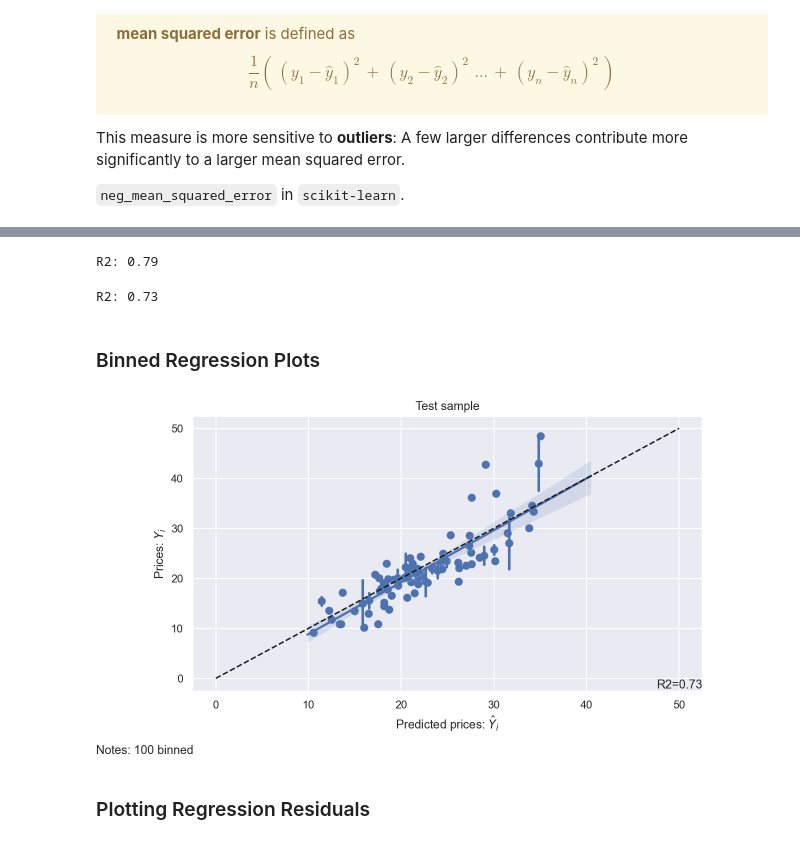
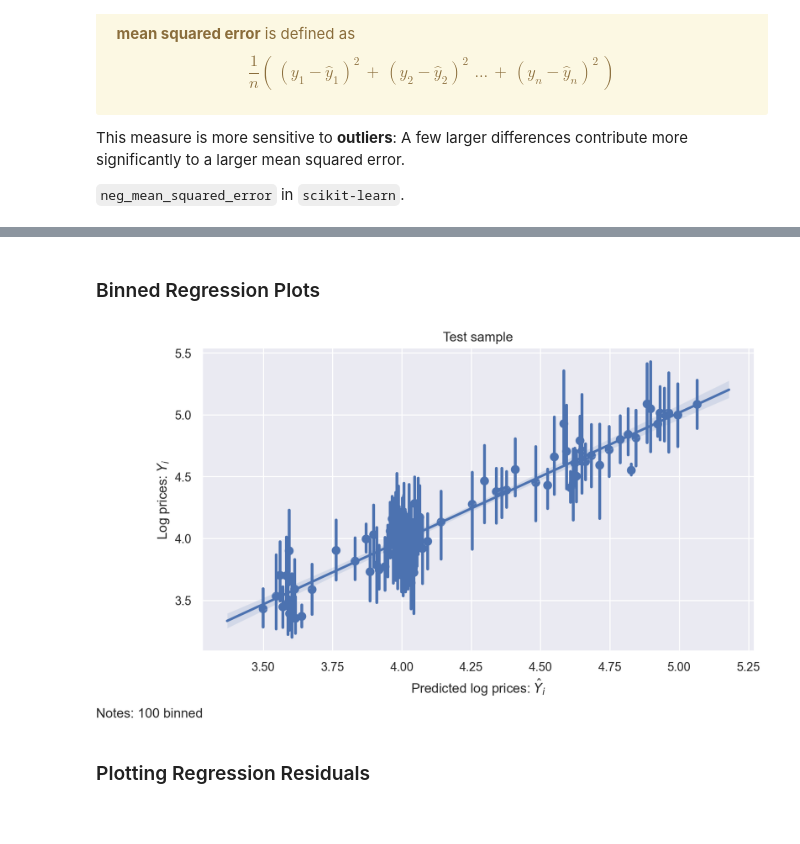
Before and after one commit to malkaguillot/ECON2206-Data-Management-2023, a Jupyter notebook: practice/4.2-ML-regressions.ipynb, the cells around one changed output, grey strips where cells are left out. Saved outputs shown, nothing was run; the diff lists cells and outputs as text; code cells hidden in the pictures.

```diff
--- a/practice/4.2-ML-regressions.ipynb
+++ b/practice/4.2-ML-regressions.ipynb
@@ -362,3 +261,15 @@ X_test_scaled = scaler.transform(X_test)
+# %%
+from sklearn.compose import ColumnTransformer
+from sklearn.preprocessing import StandardScaler,OneHotEncoder
+
+
+pipeline=ColumnTransformer([
+    ('num',StandardScaler(),numeric_columns),
+    ('cat', OneHotEncoder() ,categorical_columns),
+])
+
+X_train_scaled=pipeline.fit_transform(X_train)
+X_test_scaled=pipeline.fit_transform(X_test)
 # %% [markdown]
 ## 3. Select and Train a Model
 **Regression algorithm** (we consider firs the `LinearRegression`, more algorithms will be discussed later):
@@ -381,5 +292,3 @@ In <code>scikit-learn</code> all regression algorithms have:
     <li>and a subsequent <strong><code>predict()</code></strong> method for predicting numbers from input features.</li>
 </ul>
 </div>
-# %%
-lin_reg.fit(X_train, y_train)
@@ -387,0 +295,3 @@ LinearRegression()
+# %%
+X_train_num=X_train[numeric_columns]
+lin_reg.fit(X_train_num, y_train)
@@ -510 +354,5 @@ y_train_pred = lin_reg.predict(X_train_scaled)
+# %%
+lin_reg = LinearRegression()
+lin_reg.fit(X_train_scaled, y_train)
+y_train_pred = lin_reg.predict(X_train_scaled)
 # %% [markdown]
@@ -579,40 +381,21 @@ Better to use $R^2$ in the test set: same ranking as MSE but it **more interpret
-# %%
-from sklearn.metrics import r2_score
-
-r2_train=round(r2_score(y_train, y_train_pred), 2)
-print("R2: %s" % r2_train)
-# %% [output]
-R2: 0.79
-# %%
-from sklearn.metrics import r2_score
-
-r2=round(r2_score(y_test, y_test_pred), 2)
-print("R2: %s" % r2)
-# %% [output]
-R2: 0.73
 # %% [markdown]
 ### Binned Regression Plots
 # %%
 # Regplot
 g=sns.regplot(x= y_test_pred, y=y_test, x_bins=100)
 g=g.set_title("Test sample")
 
-plt.xlabel("Predicted prices: $\hat{Y}_i$")
-plt.ylabel("Prices: $Y_i$")
-plt.annotate('R2={}'.format(r2),
-            xy=(1, 0),  xycoords='axes fraction',
-            horizontalalignment='right',
-            verticalalignment='bottom')
+plt.xlabel("Predicted log prices: $\hat{Y}_i$")
+plt.ylabel("Log prices: $Y_i$")
 plt.annotate('Notes: 100 binned',
             xy=(0, 0),  xycoords='figure fraction',
             horizontalalignment='left',
             verticalalignment='bottom')
-plt.plot([0, 50], [0, 50], '--k')
 plt.axis('tight')
 plt.tight_layout()
 plt.show(g)
 # %% [output]
-[figure, old version]
+[figure, new version]
 # %% [markdown]
 ### Plotting Regression Residuals
 # %%
```
Also changed, not shown: parts of 135 cells of this notebook, 6 other files.
